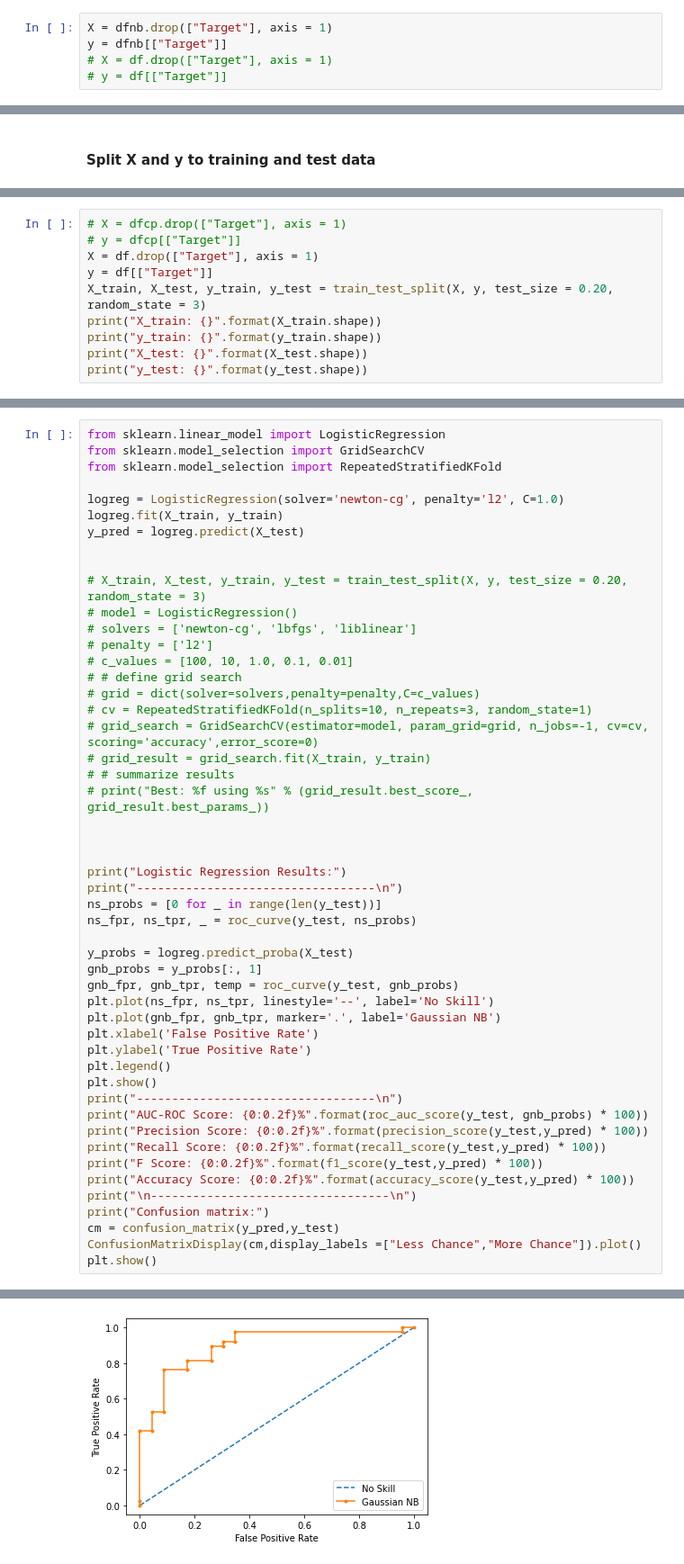
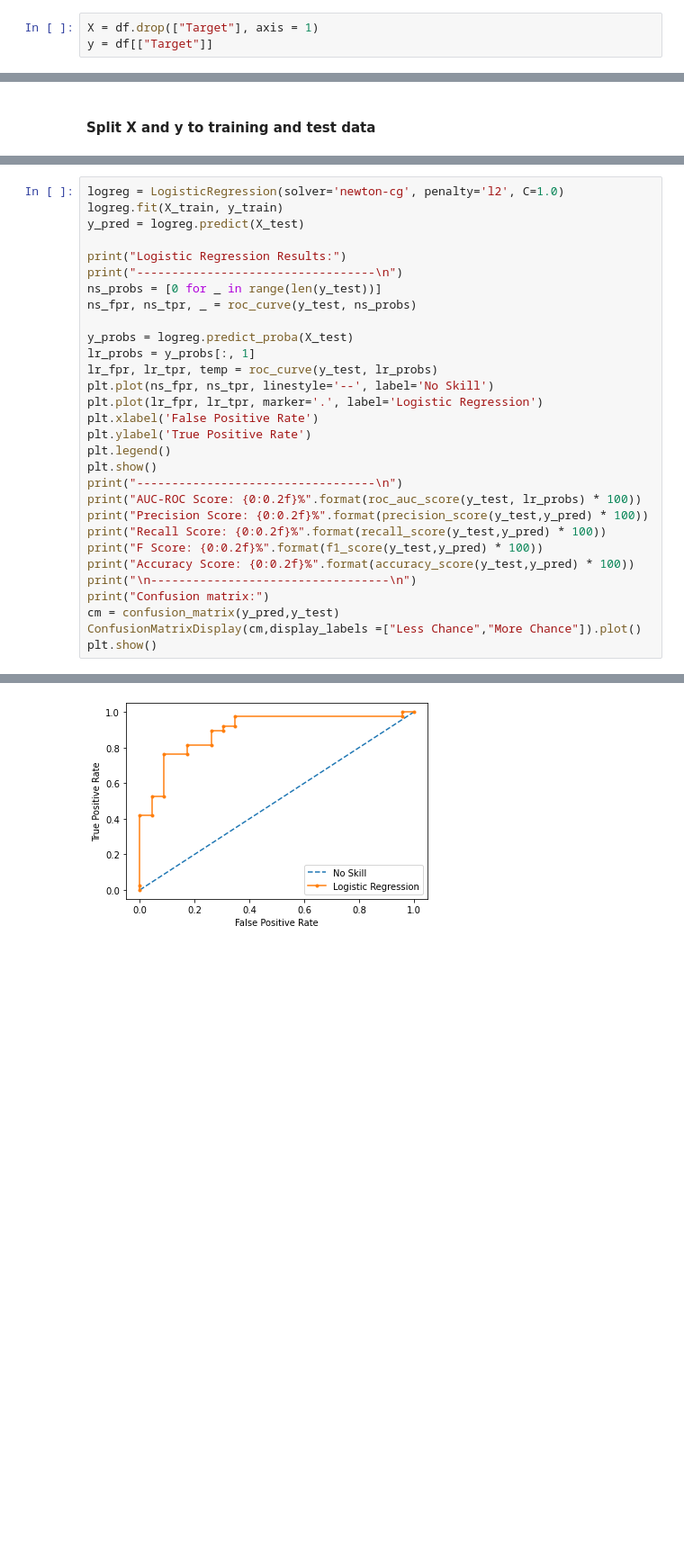
Before and after one commit to Akhilsudh/BITS-Assignment, a Jupyter notebook: Semester 2/Applied Machine Learning/Assignment2/2021MT12054_Akhil_S.ipynb, the cells around one changed output, grey strips where cells are left out. Shown: that part at 90% size. Drawn from its saved outputs; the diff is of its cells as text; blank space fills up the shorter version.

```diff
--- a/Semester 2/Applied Machine Learning/Assignment2/2021MT12054_Akhil_S.ipynb
+++ b/Semester 2/Applied Machine Learning/Assignment2/2021MT12054_Akhil_S.ipynb
@@ -374,5 +359,3 @@ dfnb.head()
 # %%
-X = dfnb.drop(["Target"], axis = 1)
-y = dfnb[["Target"]]
-# X = df.drop(["Target"], axis = 1)
-# y = df[["Target"]]
+X = df.drop(["Target"], axis = 1)
+y = df[["Target"]]
@@ -444,10 +378,0 @@ Confusion matrix:
-# %%
-# X = dfcp.drop(["Target"], axis = 1)
-# y = dfcp[["Target"]]
-X = df.drop(["Target"], axis = 1)
-y = df[["Target"]]
-X_train, X_test, y_train, y_test = train_test_split(X, y, test_size = 0.20, random_state = 3)
-print("X_train: {}".format(X_train.shape))
-print("y_train: {}".format(y_train.shape))
-print("X_test: {}".format(X_test.shape))
-print("y_test: {}".format(y_test.shape))
@@ -459,57 +428,37 @@ y_test: (61, 1)
 # %%
-from sklearn.linear_model import LogisticRegression
-from sklearn.model_selection import GridSearchCV
-from sklearn.model_selection import RepeatedStratifiedKFold
-
 logreg = LogisticRegression(solver='newton-cg', penalty='l2', C=1.0)
 logreg.fit(X_train, y_train)
 y_pred = logreg.predict(X_test)
-
-
-# X_train, X_test, y_train, y_test = train_test_split(X, y, test_size = 0.20, random_state = 3)
-# model = LogisticRegression()
-# solvers = ['newton-cg', 'lbfgs', 'liblinear']
-# penalty = ['l2']
-# c_values = [100, 10, 1.0, 0.1, 0.01]
-# # define grid search
-# grid = dict(solver=solvers,penalty=penalty,C=c_values)
-# cv = RepeatedStratifiedKFold(n_splits=10, n_repeats=3, random_state=1)
-# grid_search = GridSearchCV(estimator=model, param_grid=grid, n_jobs=-1, cv=cv, scoring='accuracy',error_score=0)
-# grid_result = grid_search.fit(X_train, y_train)
-# # summarize results
-# print("Best: %f using %s" % (grid_result.best_score_, grid_result.best_params_))
-
-
 
 print("Logistic Regression Results:")
 print("----------------------------------\n")
 ns_probs = [0 for _ in range(len(y_test))]
 ns_fpr, ns_tpr, _ = roc_curve(y_test, ns_probs)
 
 y_probs = logreg.predict_proba(X_test)
-gnb_probs = y_probs[:, 1]
-gnb_fpr, gnb_tpr, temp = roc_curve(y_test, gnb_probs)
+lr_probs = y_probs[:, 1]
+lr_fpr, lr_tpr, temp = roc_curve(y_test, lr_probs)
 plt.plot(ns_fpr, ns_tpr, linestyle='--', label='No Skill')
-plt.plot(gnb_fpr, gnb_tpr, marker='.', label='Gaussian NB')
+plt.plot(lr_fpr, lr_tpr, marker='.', label='Logistic Regression')
 plt.xlabel('False Positive Rate')
 plt.ylabel('True Positive Rate')
 plt.legend()
 plt.show()
 print("----------------------------------\n")
-print("AUC-ROC Score: {0:0.2f}%".format(roc_auc_score(y_test, gnb_probs) * 100))
+print("AUC-ROC Score: {0:0.2f}%".format(roc_auc_score(y_test, lr_probs) * 100))
 print("Precision Score: {0:0.2f}%".format(precision_score(y_test,y_pred) * 100))
 print("Recall Score: {0:0.2f}%".format(recall_score(y_test,y_pred) * 100))
 print("F Score: {0:0.2f}%".format(f1_score(y_test,y_pred) * 100))
 print("Accuracy Score: {0:0.2f}%".format(accuracy_score(y_test,y_pred) * 100))
 print("\n----------------------------------\n")
 print("Confusion matrix:")
 cm = confusion_matrix(y_pred,y_test)
 ConfusionMatrixDisplay(cm,display_labels =["Less Chance","More Chance"]).plot()
 plt.show()
 # %% [output]
 Logistic Regression Results:
 ----------------------------------
-[figure, old version]
+[figure, new version]
 ----------------------------------
 
 AUC-ROC Score: 89.36%
```
Also changed, not shown: parts of 25 cells of this notebook, 6 other files.
